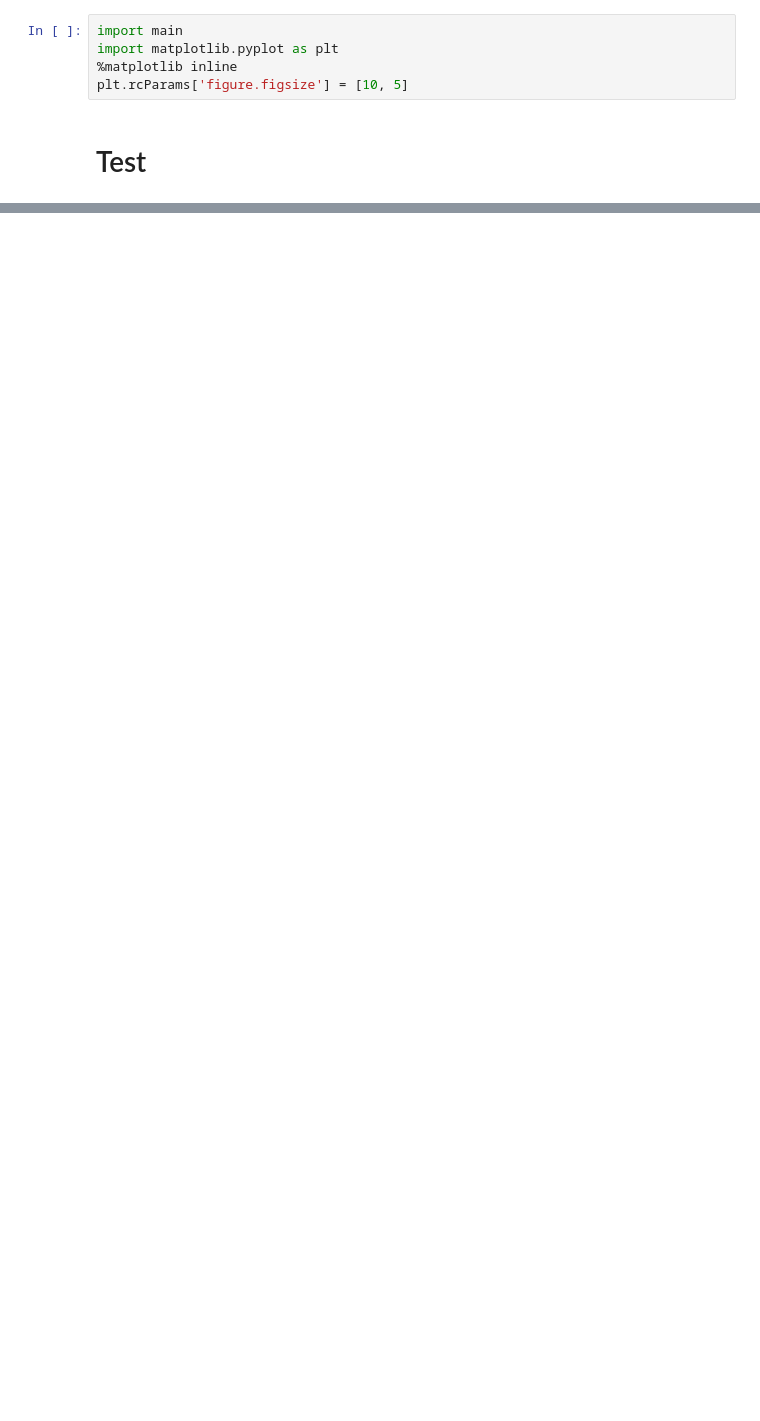
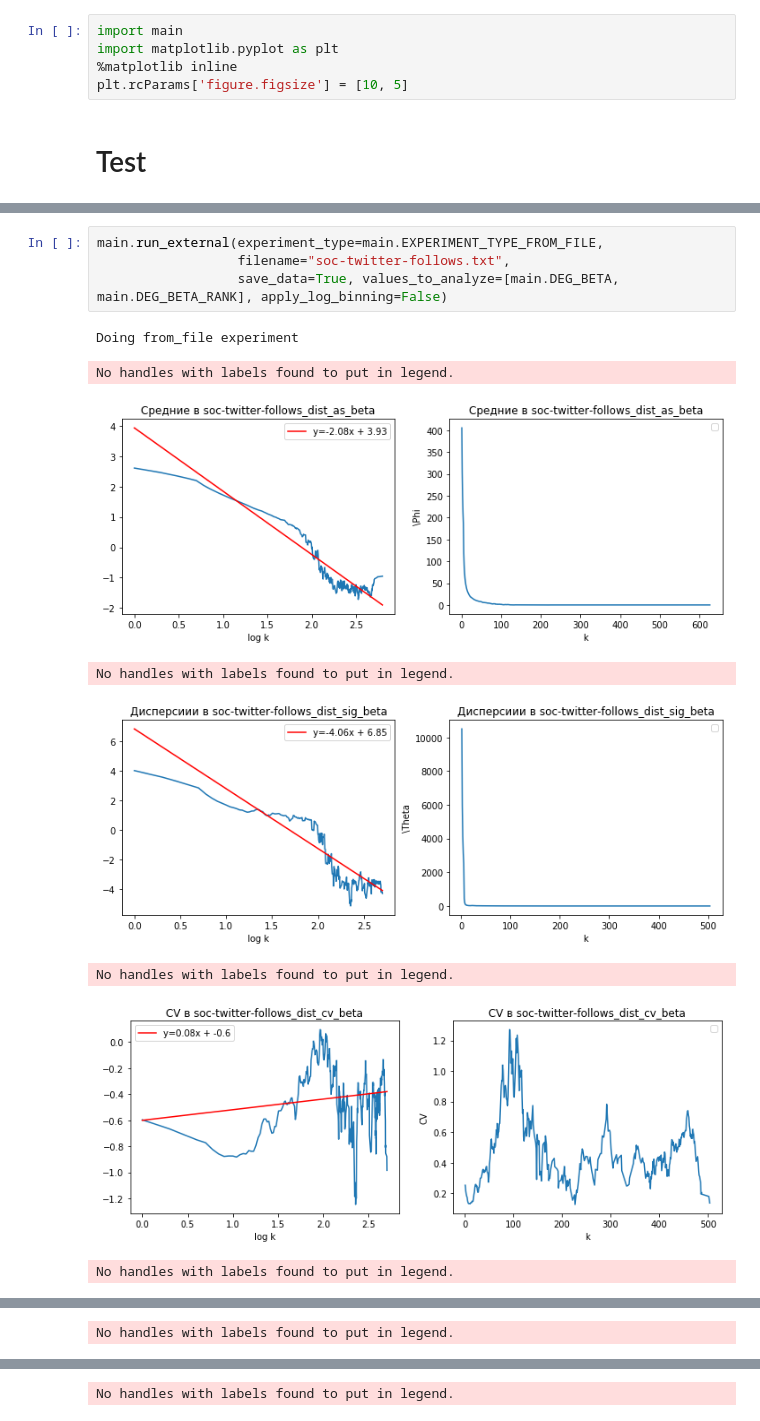
Before and after one commit to Alexflames/local-degree-asymmetry, a Jupyter notebook: main.ipynb, the cells around one changed output, grey strips where cells are left out. Saved outputs shown, nothing was run; the diff lists cells and outputs as text; blank space fills up the shorter version.

```diff
--- a/main.ipynb
+++ b/main.ipynb
@@ -80,0 +198,13 @@ NetworkXError: nbunch is not a node or a sequence of nodes.
+# %%
+main.run_external(experiment_type=main.EXPERIMENT_TYPE_FROM_FILE,
+                  filename="soc-twitter-follows.txt",
+                  save_data=True, values_to_analyze=[main.DEG_BETA, main.DEG_BETA_RANK], apply_log_binning=False)
+# %% [output]
+Doing from_file experiment
+No handles with labels found to put in legend.
+[figure, added]
+No handles with labels found to put in legend.
+[figure, added]
+No handles with labels found to put in legend.
+[figure, added]
+No handles with labels found to put in legend.
@@ -80,0 +212 @@ NetworkXError: nbunch is not a node or a sequence of nodes.
+No handles with labels found to put in legend.
@@ -80,0 +214 @@ NetworkXError: nbunch is not a node or a sequence of nodes.
+No handles with labels found to put in legend.
```
Also changed, not shown: parts of 21 cells of this notebook, 1 other file.
